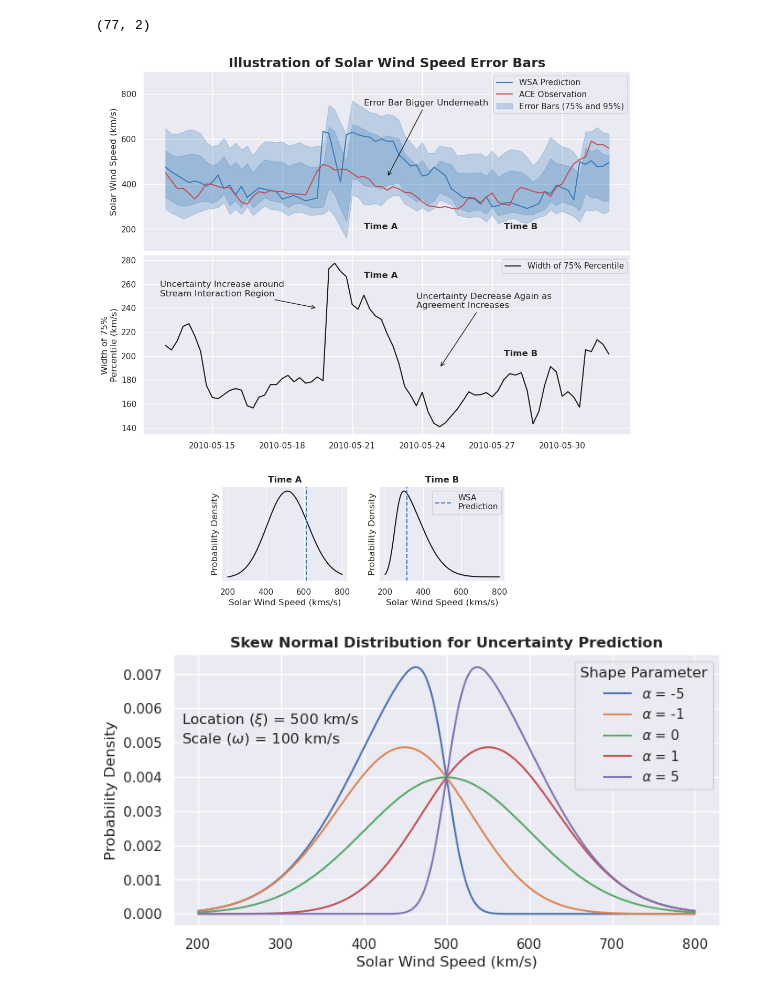
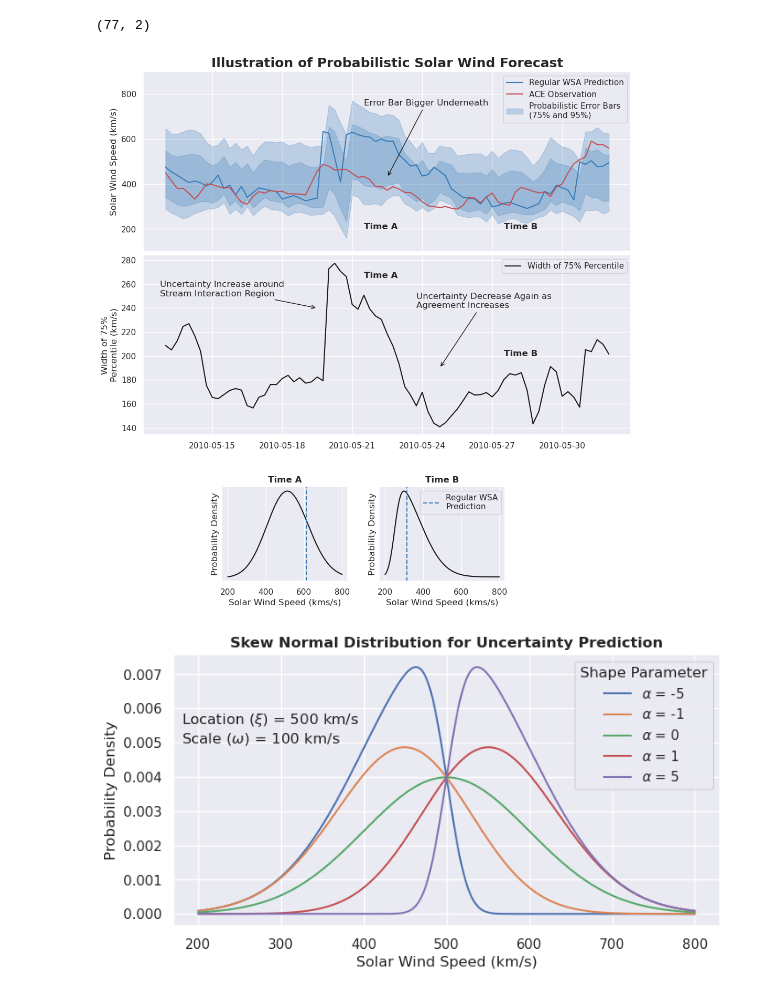
Before and after one commit to ddasilva/wsa_knn_uncertainty_v2, a Jupyter notebook: notebooks/Error Bar Illustration.ipynb, the cells around one changed output. Drawn from its saved outputs; the diff is of its cells as text; code cells hidden in the pictures.

Commit message:
Update labels

```diff
--- a/notebooks/Error Bar Illustration.ipynb
+++ b/notebooks/Error Bar Illustration.ipynb
@@ -77,7 +77,7 @@ ax.plot(
     df_dataset["forward_time"],
     df_dataset["forward_Vp_pred"],
     color=blue_color,
-    label="WSA Prediction",
+    label="Regular WSA Prediction",
 )
 ax.plot(
     df_dataset["forward_time"],
@@ -91,7 +91,7 @@ ax.fill_between(
     err1[:, 1],
     alpha=0.25,
     color=blue_color,
-    label="Error Bars (75% and 95%)",
+    label="Probabilistic Error Bars\n(75% and 95%)",
 )
 ax.fill_between(
     df_dataset["forward_time"], err2[:, 0], err2[:, 1], alpha=0.25, color=blue_color
@@ -156,7 +156,7 @@ ax.axvline(
     df_dataset.forward_Vp_pred.iloc[i],
     linestyle="dashed",
     color=blue_color,
-    label="WSA\nPrediction",
+    label="Regular WSA\nPrediction",
 )
 ax.set_ylabel("Probability Density")
 ax.set_yticks([])
@@ -166,35 +166,35 @@ ax.legend()
 
 # Shape Parameter ------------------------------
 # ax = axes[3]
 # ax.plot(
 #    df_dataset["forward_time"],
 #    df_dataset["forward_shape"],
 #    color=gold_color,
 #    label=r"Distribution Shape Parameter ($\alpha$)' + '\n(Controls Skewness)",
 # )
 # ax.set_ylabel("Distribution Shape\nParameter")
 # ax.axhline(0, linestyle="dashed", color="k")
 # ax.text(pd.Timestamp("2010-05-13 22:00:00"), 0.75, "Skewed Above")
 # ax.text(pd.Timestamp("2010-05-13 22:00:00"), -0.75, "Skewed Below")
 
 for ax in axes:
     ax.legend(loc="upper right")
 
 # i = 500
 # print(repr((df_dataset.index[i], df_dataset.index[i + 100])))
 #    ax.set_xlim(df_dataset.index[i], df_dataset.index[i + 100])
 
 # plt.xlim(pd.Timestamp('2010-02-25 18:00:00'), pd.Timestamp('2010-03-22 18:00:00'))
 axes[0].xaxis.set_major_locator(mdates.DayLocator(interval=3))
 axes[0].set_title(
-    "Illustration of Solar Wind Speed Error Bars", fontweight="bold", fontsize=18
+    "Illustration of Probabilistic Solar Wind Forecast", fontweight="bold", fontsize=18
 )
 plt.subplots_adjust(wspace=0.4, hspace=0.02)
 
 
 plt.savefig("../plots/error_bar_illustration.png", dpi=300, bbox_inches="tight")
 # %% [output]
-[figure, old version]
+[figure, new version]
 # %%
 plt.figure(figsize=(8, 4))
 
```
